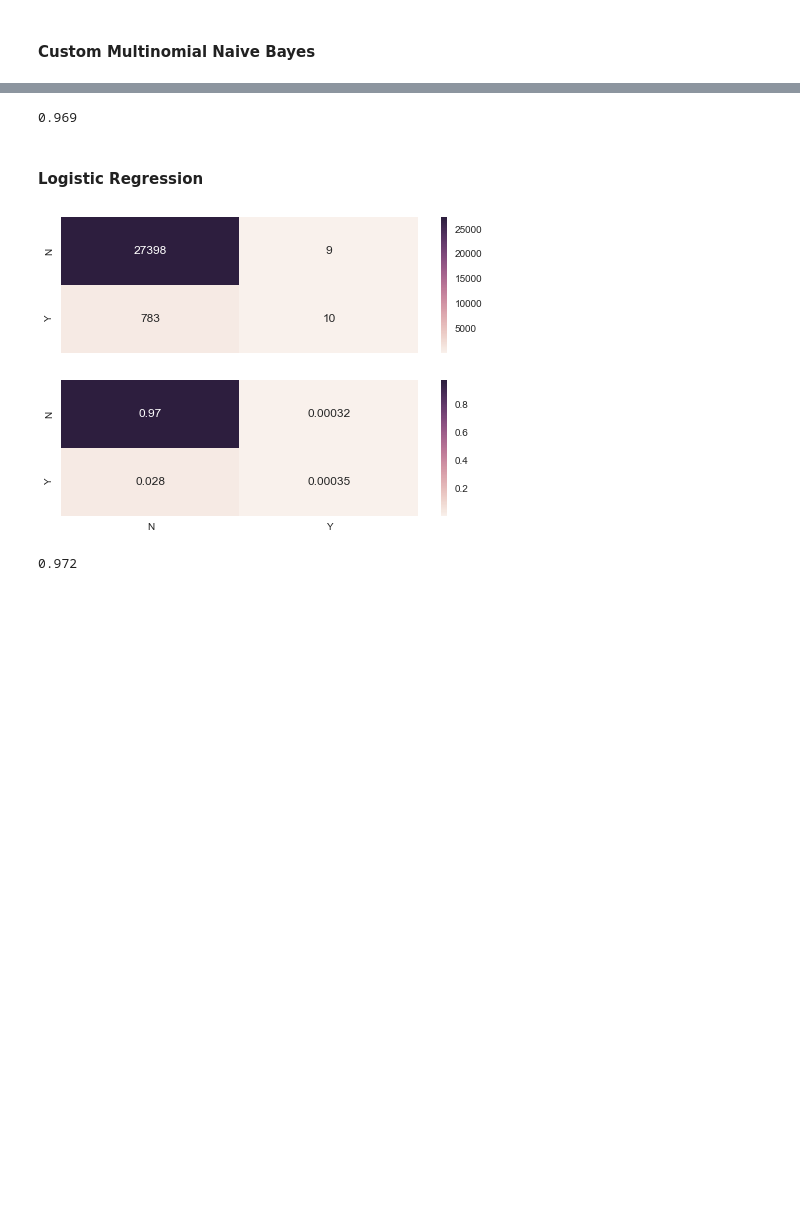
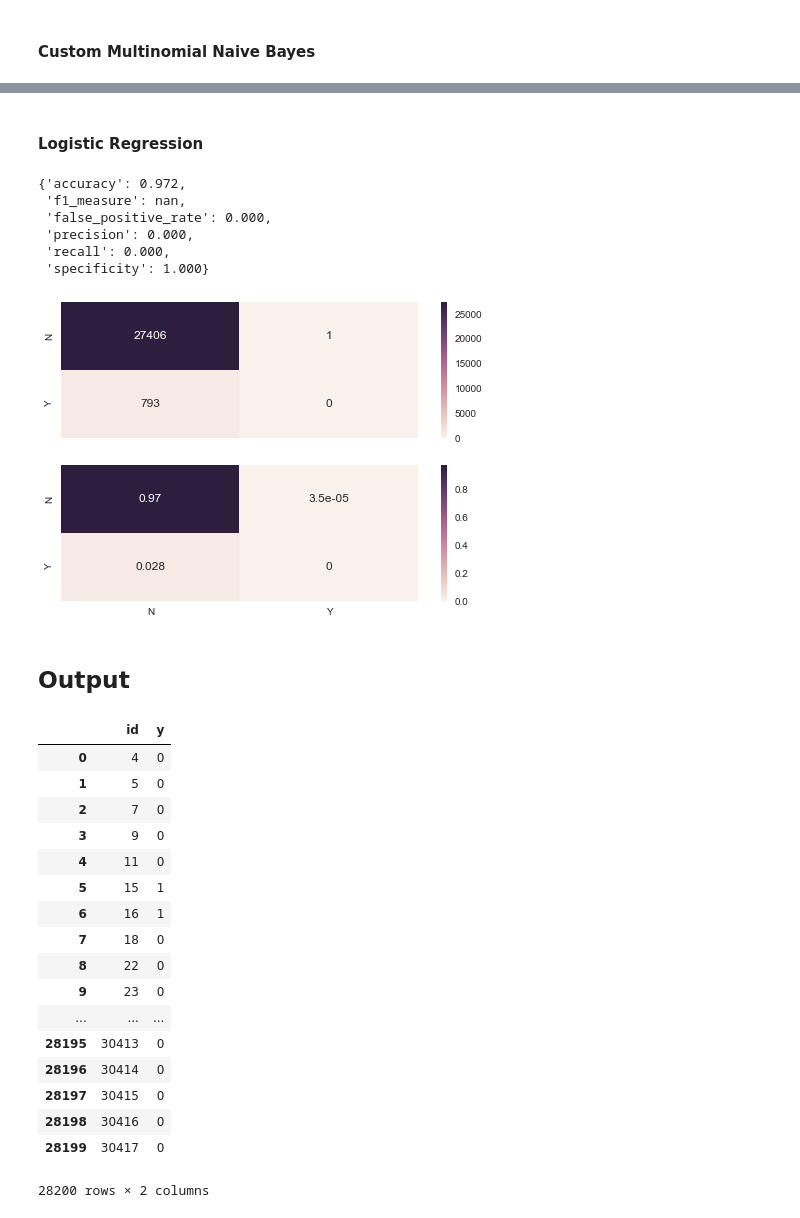
Before and after one commit to anassinator/miami-marathon-predictor, a Jupyter notebook: ParticipantPrediction.ipynb, the cells around one changed output, grey strips where cells are left out. Saved outputs shown, nothing was run; the diff lists cells and outputs as text; code cells hidden in the pictures; blank space fills up the shorter version.

```diff
--- a/ParticipantPrediction.ipynb
+++ b/ParticipantPrediction.ipynb
@@ -329,15 +387,43 @@ plot_confusion_matrix(*get_confusion_matrix(custom_mnb_predictions, prediction_o
 [figure]
-# %%
-custom_mnb.score(prediction_nb_inputs.as_matrix(), prediction_outputs.as_matrix())
-# %% [output]
-0.969
 # %% [markdown]
 #### Logistic Regression
 # %%
-plot_confusion_matrix(*get_confusion_matrix(reg_predictions, prediction_outputs))
+measure(reg_predictions, prediction_outputs)
 # %% [output]
+{'accuracy': 0.972,
+ 'f1_measure': nan,
+ 'false_positive_rate': 0.000,
+ 'precision': 0.000,
+ 'recall': 0.000,
+ 'specificity': 1.000}
-[figure, old version]
+[figure, new version]
-# %%
-reg.score(prediction_reg_inputs, prediction_outputs)
-# %% [output]
-0.972
+# %% [markdown]
+## Output
+# %%
+def to_dataframe(pred):
+    data = np.vstack([prediction_df.id.as_matrix(), pred]).T
+    return pd.DataFrame(data, columns=["id", "y"])
+
+
+prediction = to_dataframe(custom_mnb_predictions)
+# %%
+prediction
+# %% [output]
+|  | id | y |
+| 0 | 4 | 0 |
+| 1 | 5 | 0 |
+| 2 | 7 | 0 |
+| 3 | 9 | 0 |
+| 4 | 11 | 0 |
+| 5 | 15 | 1 |
+| 6 | 16 | 1 |
+| 7 | 18 | 0 |
+| 8 | 22 | 0 |
+| 9 | 23 | 0 |
+| ... | ... | ... |
+| 28195 | 30413 | 0 |
+| 28196 | 30414 | 0 |
+| 28197 | 30415 | 0 |
+| 28198 | 30416 | 0 |
+| 28199 | 30417 | 0 |
+28200 rows × 2 columns
```
Also changed, not shown: parts of 26 cells of this notebook.
